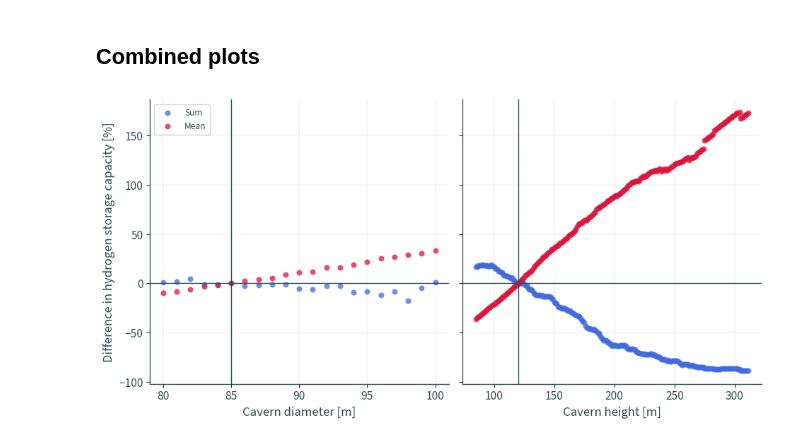
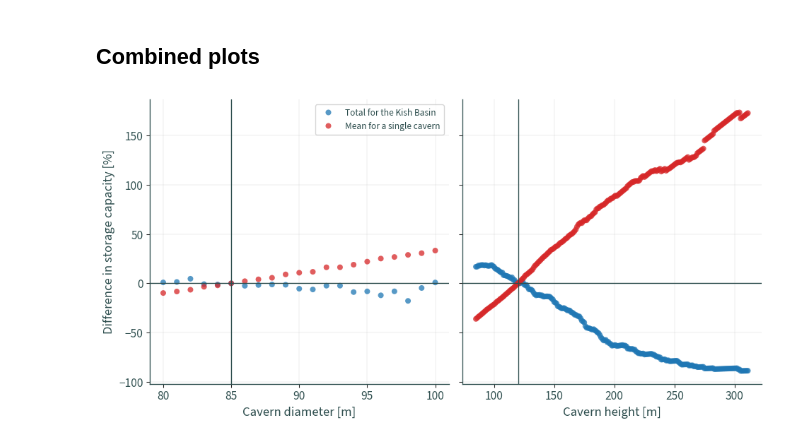
Before and after one commit to wind-to-hydrogen-toolkit/hydrogen-salt-storage, a Jupyter notebook: docs/notebooks/sensitivity.ipynb, the cells around one changed output. Cells and saved outputs as stored; diff of their text form; code cells hidden in the pictures.

```diff
--- a/docs/notebooks/sensitivity.ipynb
+++ b/docs/notebooks/sensitivity.ipynb
@@ -234,62 +278,47 @@ plt.show()
 # %% [markdown]
 ## Combined plots
+# %%
+dh_sum["type"] = "Total for the Kish Basin"
+dh_mean["type"] = "Mean for a single cavern"
+dd_sum["type"] = "Total for the Kish Basin"
+dd_mean["type"] = "Mean for a single cavern"
+dd_sum1["type"] = "Total for the Kish Basin"
+dd_mean1["type"] = "Mean for a single cavern"
 # %%
 f, ax = plt.subplots(1, 2, figsize=(10, 5), sharey=True)
 sns.scatterplot(
-    data=dh_sum,
+    data=pd.concat([dh_sum, dh_mean]),
     y="capacity",
     x="cavern_diameter",
+    hue="type",
     linewidth=0,
     alpha=.75,
-    label="Sum",
-    color="royalblue",
+    palette=sns.color_palette(["tab:blue", "tab:red"]),
     ax=ax[0],
 )
 sns.scatterplot(
-    data=dh_mean,
+    data=pd.concat([dd_sum, dd_mean]),
     y="capacity",
-    x="cavern_diameter",
-    ax=ax[0],
+    x="cavern_height",
+    hue="type",
     linewidth=0,
     alpha=.75,
-    label="Mean",
-    color="crimson"
-)
-sns.scatterplot(
-    data=dd_sum,
-    y="capacity",
-    x="cavern_height",
-    linewidth=0,
-    alpha=.75,
-    color="royalblue",
-    ax=ax[1]
-)
-sns.scatterplot(
-    data=dd_mean,
-    y="capacity",
-    x="cavern_height",
+    palette=sns.color_palette(["tab:blue", "tab:red"]),
     ax=ax[1],
-    linewidth=0,
-    alpha=.75,
-    color="crimson",
+    legend=False
 )
 for a in ax.flat:
     a.axhline(0, color="darkslategrey", linewidth=1)
     a.xaxis.grid(True, linewidth=0.25)
     a.yaxis.grid(True, linewidth=0.25)
 ax[0].axvline(85, color="darkslategrey", linewidth=1)
 ax[1].axvline(120, color="darkslategrey", linewidth=1)
 ax[0].set_xlabel("Cavern diameter [m]")
 ax[1].set_xlabel("Cavern height [m]")
-ax[0].set_ylabel("Difference in hydrogen storage capacity [%]")
-ax[0].legend(loc="upper left")
+ax[0].set_ylabel("Difference in storage capacity [%]")
+ax[0].legend(title=None)
 sns.despine()
 plt.tight_layout()
-plt.savefig(
-    os.path.join("graphics", f"fig_sensitivity.jpg"),
-    format="jpg",
-    dpi=600,
-)
 plt.show()
 # %% [output]
-[figure, old version]
+[figure, new version]
```
Also changed, not shown: parts of 11 cells of this notebook, 3 other files.
